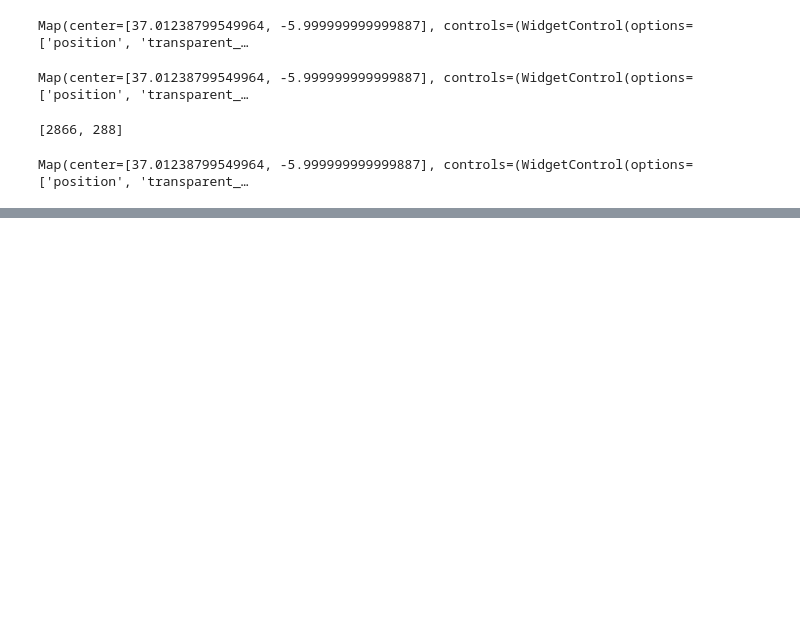
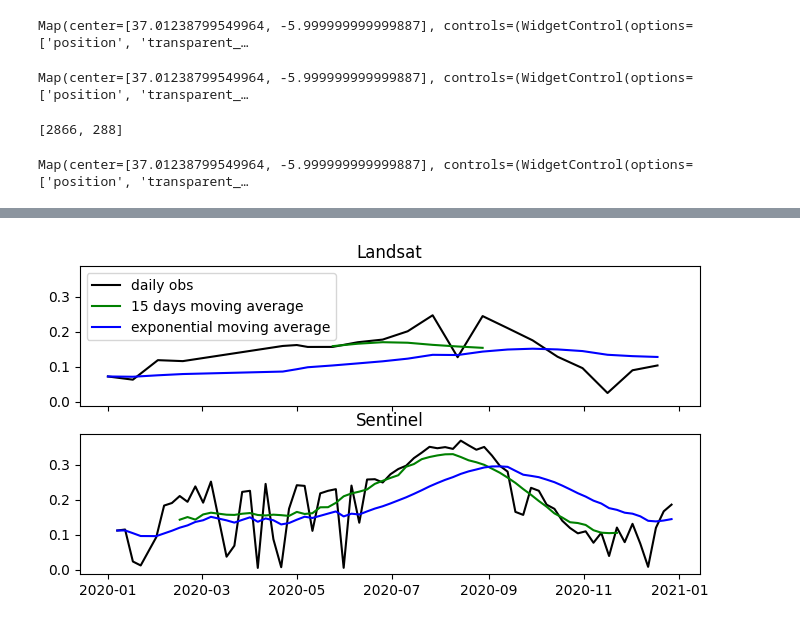
Before and after one commit to jclary-31/VegetationFromSpace_Landsat2_Sentinel8, a Jupyter notebook: Multispectral_Satellite_test.ipynb, the cells around one changed output, grey strips where cells are left out. Drawn from its saved outputs; the diff is of its cells as text; code cells hidden in the pictures; blank space fills up the shorter version.

```diff
--- a/Multispectral_Satellite_test.ipynb
+++ b/Multispectral_Satellite_test.ipynb
@@ -277,0 +520,28 @@ fig.show()
+# %%
+
+####rolling mean of 15d? and/or exponential moving average?
+#to do
+#rolling mean
+window = 15  # 15-day moving average
+win_typ='boxcar'#or'hanning' #default is boxcar
+Land_rma = Land_df.rolling(window=window,win_type=win_typ,center=True).mean()
+Sent_rma = Sent_df.rolling(window=window,win_type=win_typ,center=True).mean()
+#exponential moving average
+Land_ema = Land_df.ewm(halflife=window/2, adjust=False,ignore_na=True).mean()
+Sent_ema = Sent_df.ewm(halflife=window/2, adjust=False,ignore_na=True).mean()
+
+fig,ax=plt.subplots(2,figsize=(8,4),sharex=True,sharey=True)
+ax[0].plot(Land_df.index,Land_df[feature],'k',label='daily obs')
+ax[0].plot(Land_rma.index,Land_rma[feature],'g',label='15 days moving average')
+ax[0].plot(Land_ema.index,Land_ema[feature],'b',label='exponential moving average')
+ax[0].set_title('Landsat')
+ax[0].legend()
+
+ax[1].plot(Sent_df.index,Sent_df[feature],'k')
+ax[1].plot(Sent_rma.index,Sent_rma[feature],'g')
+ax[1].plot(Sent_ema.index,Sent_ema[feature],'b')
+ax[1].set_title('Sentinel')
+
+fig.show()
+# %% [output]
+[figure, added]
```
Also changed, not shown: parts of 10 cells of this notebook.
